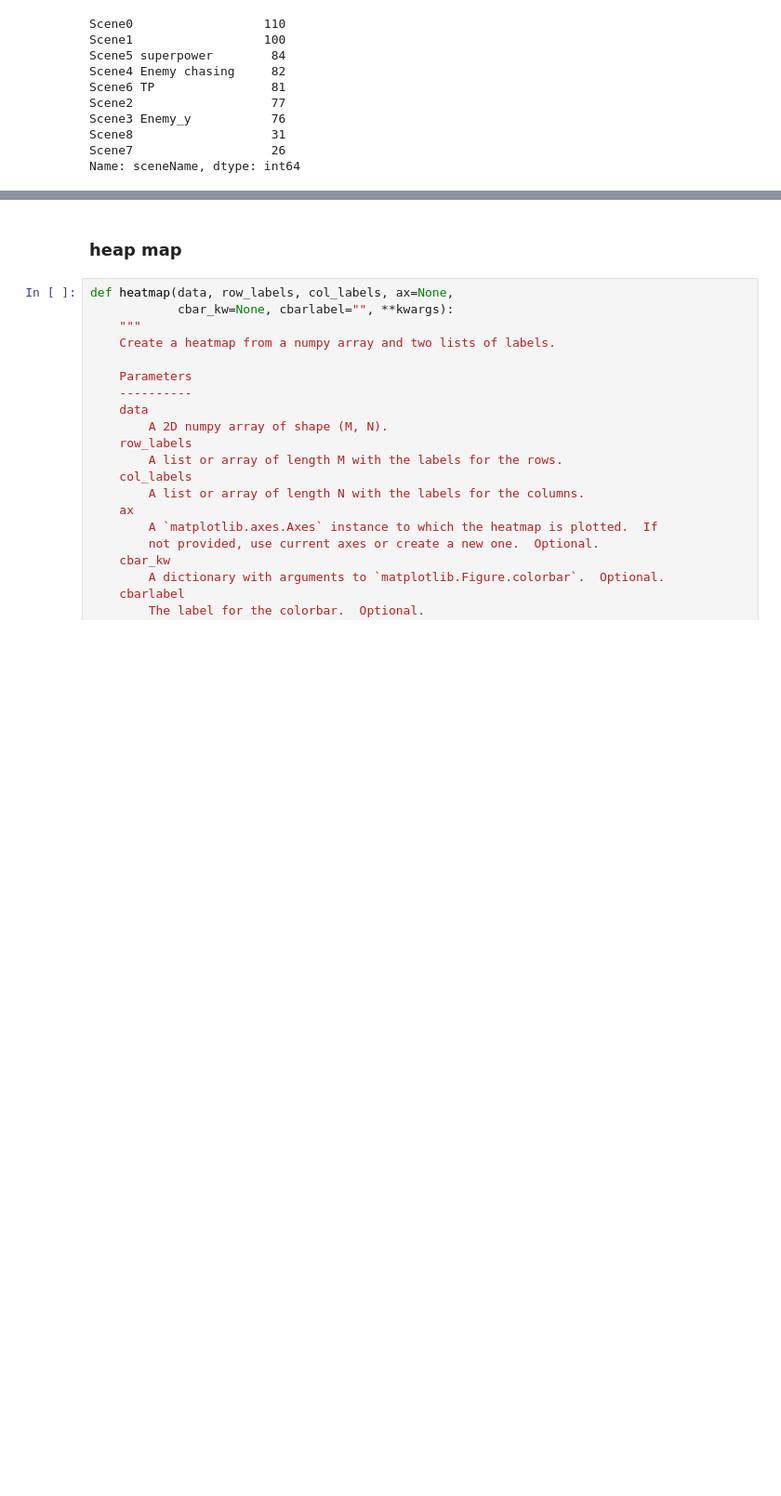
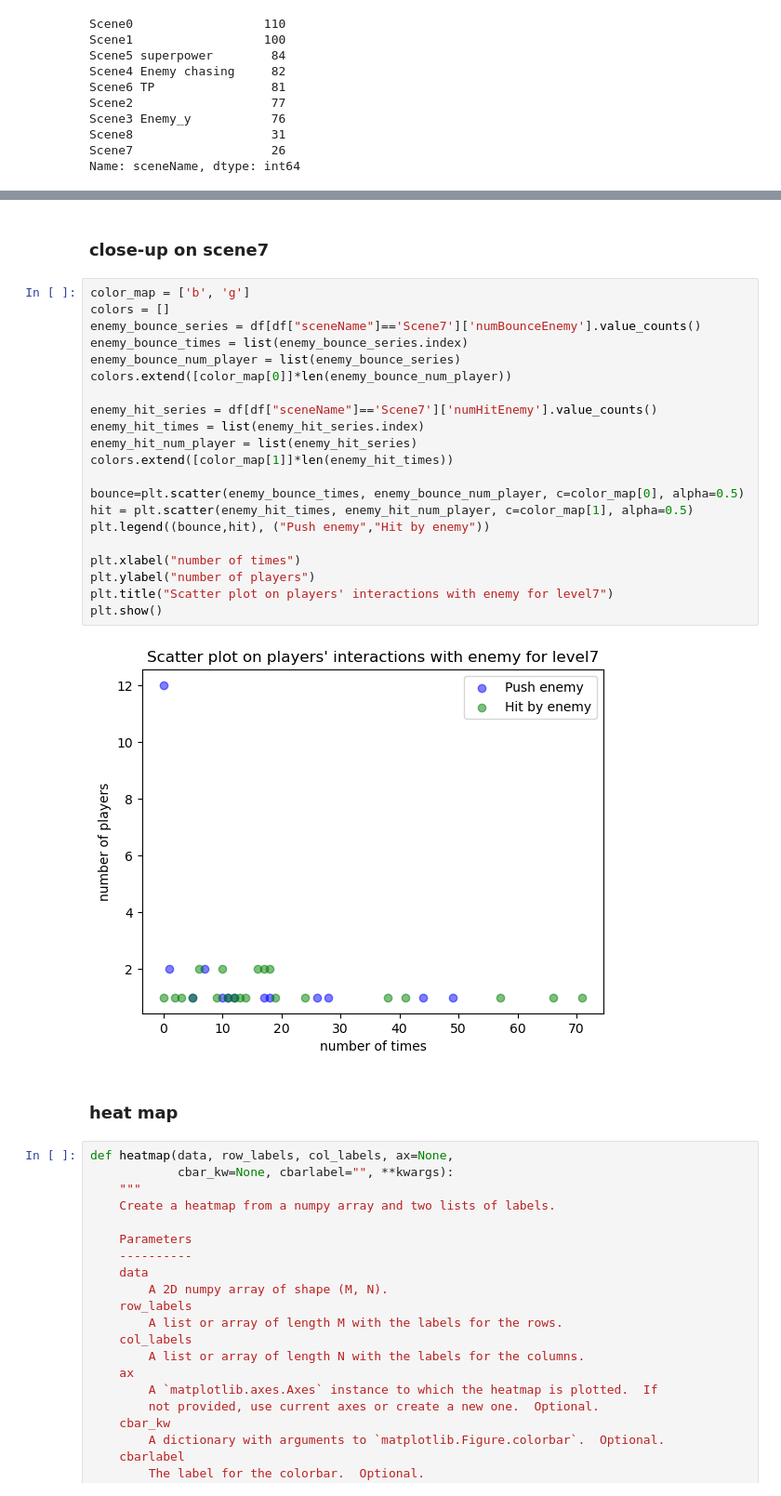
Before and after one commit to LYULU2/MobileGameDev, a Jupyter notebook: 526 Analysis.ipynb, the cells around one changed output, grey strips where cells are left out. Shown at 93% size. Drawn from its saved outputs; the diff is of its cells as text; blank space fills up the shorter version.

```diff
--- a/526 Analysis.ipynb
+++ b/526 Analysis.ipynb
@@ -177,5 +192,30 @@ Name: sceneName, dtype: int64
+# %% [markdown]
+### close-up on scene7
+# %%
+color_map = ['b', 'g']
+colors = []
+enemy_bounce_series = df[df["sceneName"]=='Scene7']['numBounceEnemy'].value_counts()
+enemy_bounce_times = list(enemy_bounce_series.index)
+enemy_bounce_num_player = list(enemy_bounce_series)
+colors.extend([color_map[0]]*len(enemy_bounce_num_player))
+
+enemy_hit_series = df[df["sceneName"]=='Scene7']['numHitEnemy'].value_counts()
+enemy_hit_times = list(enemy_hit_series.index)
+enemy_hit_num_player = list(enemy_hit_series)
+colors.extend([color_map[1]]*len(enemy_hit_times))
+
+bounce=plt.scatter(enemy_bounce_times, enemy_bounce_num_player, c=color_map[0], alpha=0.5)
+hit = plt.scatter(enemy_hit_times, enemy_hit_num_player, c=color_map[1], alpha=0.5)
+plt.legend((bounce,hit), ("Push enemy","Hit by enemy"))
+
+plt.xlabel("number of times")
+plt.ylabel("number of players")
+plt.title("Scatter plot on players' interactions with enemy for level7")
+plt.show()
+# %% [output]
+[figure, added]
 # %% [markdown]
-### heap map
+### heat map
 # %%
 def heatmap(data, row_labels, col_labels, ax=None,
             cbar_kw=None, cbarlabel="", **kwargs):
```
Also changed, not shown: parts of 13 cells of this notebook.
